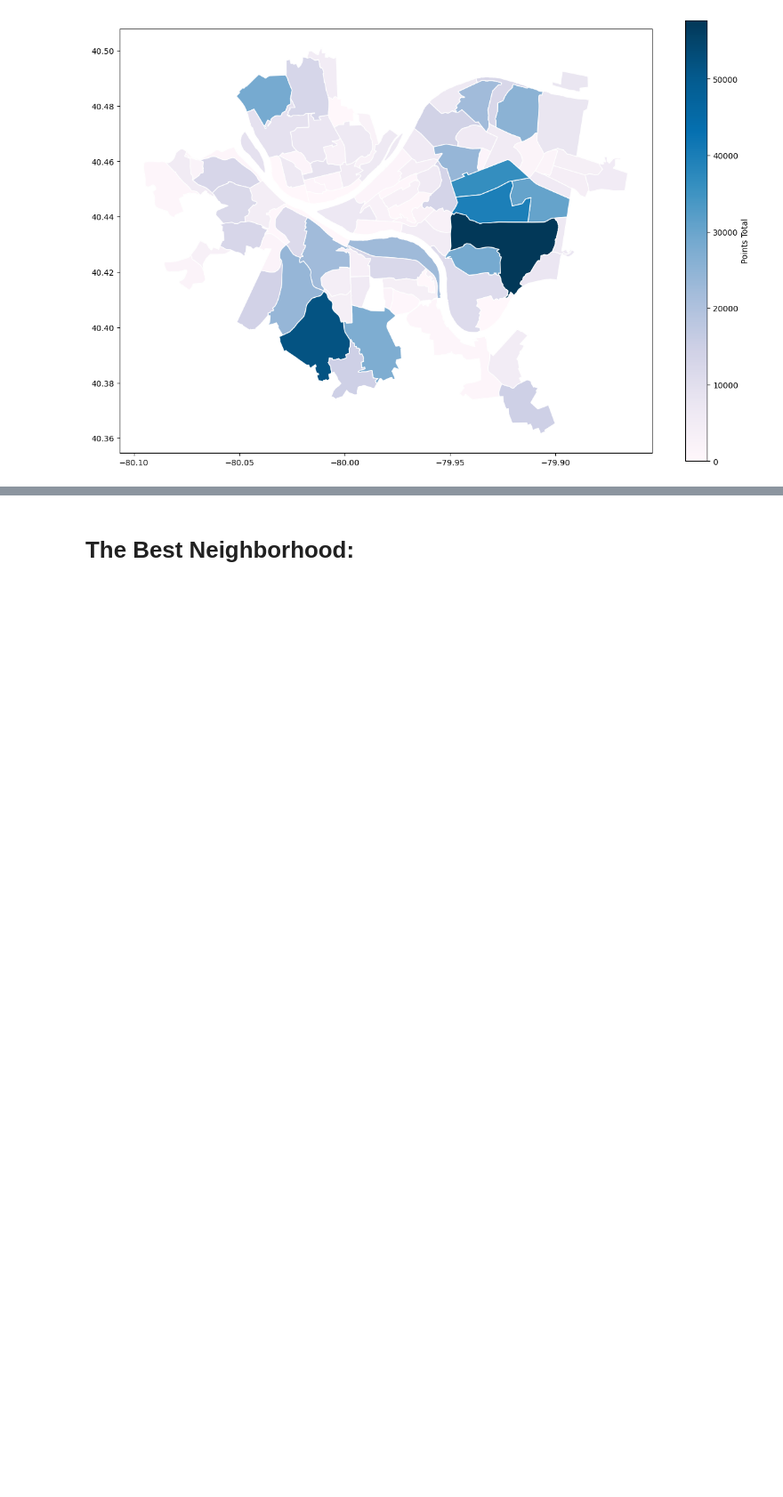
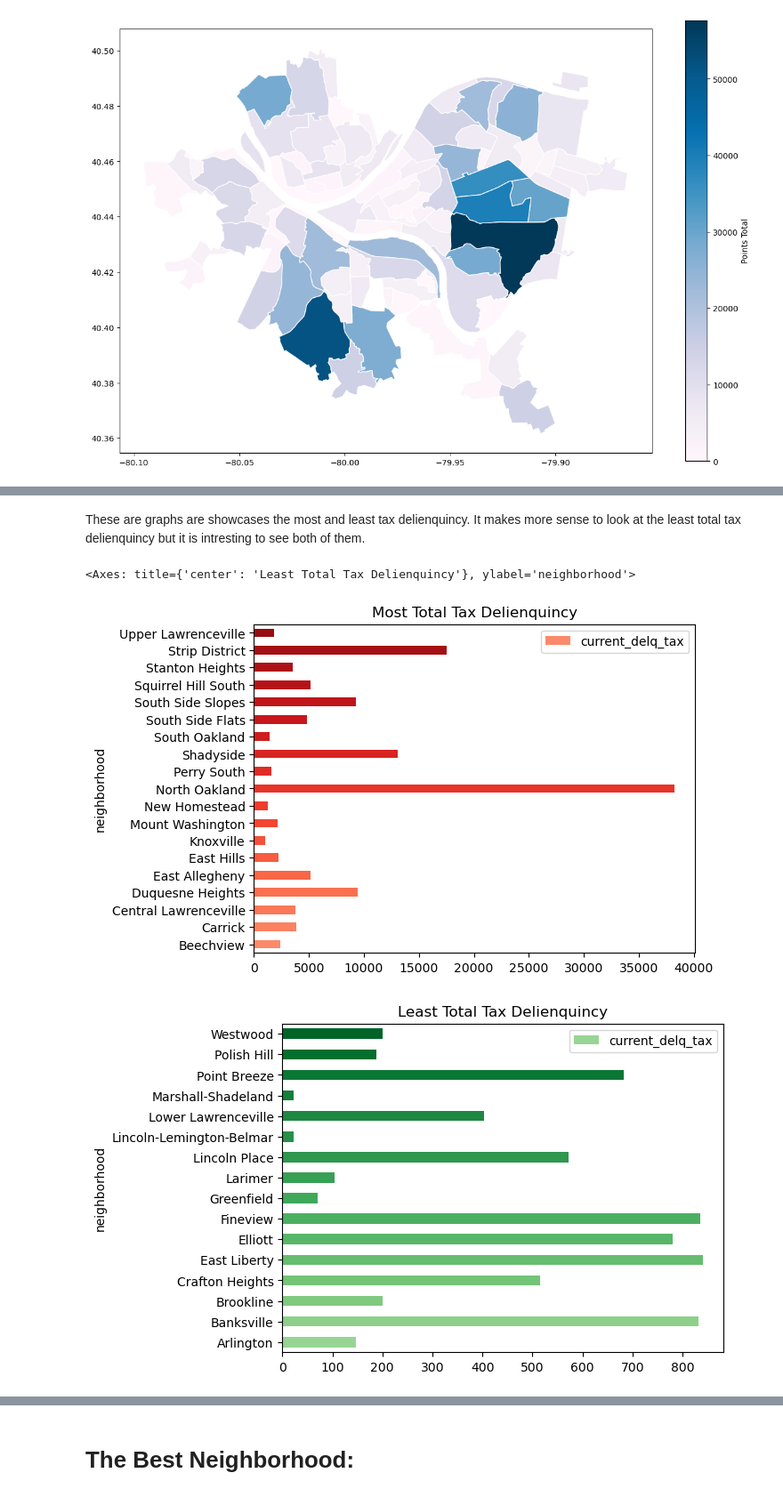
Before and after one commit to GoldSword1234/Big-Ideas-Group-Project, a Jupyter notebook: Final_Project.ipynb, the cells around one changed output, grey strips where cells are left out. Shown at 89% size. Cells and saved outputs as stored; diff of their text form; code cells hidden in the pictures; blank space fills up the shorter version.

```diff
--- a/Final_Project.ipynb
+++ b/Final_Project.ipynb
@@ -491,0 +502,9 @@ house_map.plot(column="hood_y", cmap = "PuBu", edgecolor = "white", legend = Tru
+# %%
+import matplotlib.pyplot as plt
+import matplotlib.cm as cm
+import pandas as pd
+import numpy as np
+import geopandas
+
+tax = pd.read_csv("taxdataset.csv",
+                                       index_col="_id")
@@ -491,0 +527,4 @@ house_map.plot(column="hood_y", cmap = "PuBu", edgecolor = "white", legend = Tru
+# %%
+taxTotal = tax.groupby('neighborhood')['current_delq_tax'].sum().reset_index()
+
+taxTotal.head(5)
@@ -491,0 +550,6 @@ house_map.plot(column="hood_y", cmap = "PuBu", edgecolor = "white", legend = Tru
+# %%
+filter = taxTotal['current_delq_tax'] > 1000
+filter2 = taxTotal['current_delq_tax'] > 1
+
+filteredTaxMost = taxTotal[filter2 & filter]
+filteredTaxMost
@@ -491,0 +574,6 @@ house_map.plot(column="hood_y", cmap = "PuBu", edgecolor = "white", legend = Tru
+# %%
+filter = taxTotal['current_delq_tax'] < 1000
+filter2 = taxTotal['current_delq_tax'] > 1
+
+filteredTaxLeast = taxTotal[filter2 & filter]
+filteredTaxLeast
@@ -491,0 +598,12 @@ house_map.plot(column="hood_y", cmap = "PuBu", edgecolor = "white", legend = Tru
+# %% [markdown]
+These are graphs are showcases the most and least tax delienquincy. It makes more sense to look at the least total tax delienquincy but it is intresting to see both of them.
+# %%
+colorsMost = cm.Reds(np.linspace(0.4, 0.9, len(filteredTaxMost)))
+colorsLeast = cm.Greens(np.linspace(0.4, 0.9, len(filteredTaxLeast)))
+
+filteredTaxMost.plot(kind='barh', x='neighborhood', y='current_delq_tax', title="Most Total Tax Delienquincy", color=colorsMost)
+filteredTaxLeast.plot(kind='barh', x='neighborhood', y='current_delq_tax', title="Least Total Tax Delienquincy",color=colorsLeast)
+# %% [output]
+<Axes: title={'center': 'Least Total Tax Delienquincy'}, ylabel='neighborhood'>
+[figure, added]
+[figure, added]
```
Also changed, not shown: parts of 29 cells of this notebook, 6 other files.
